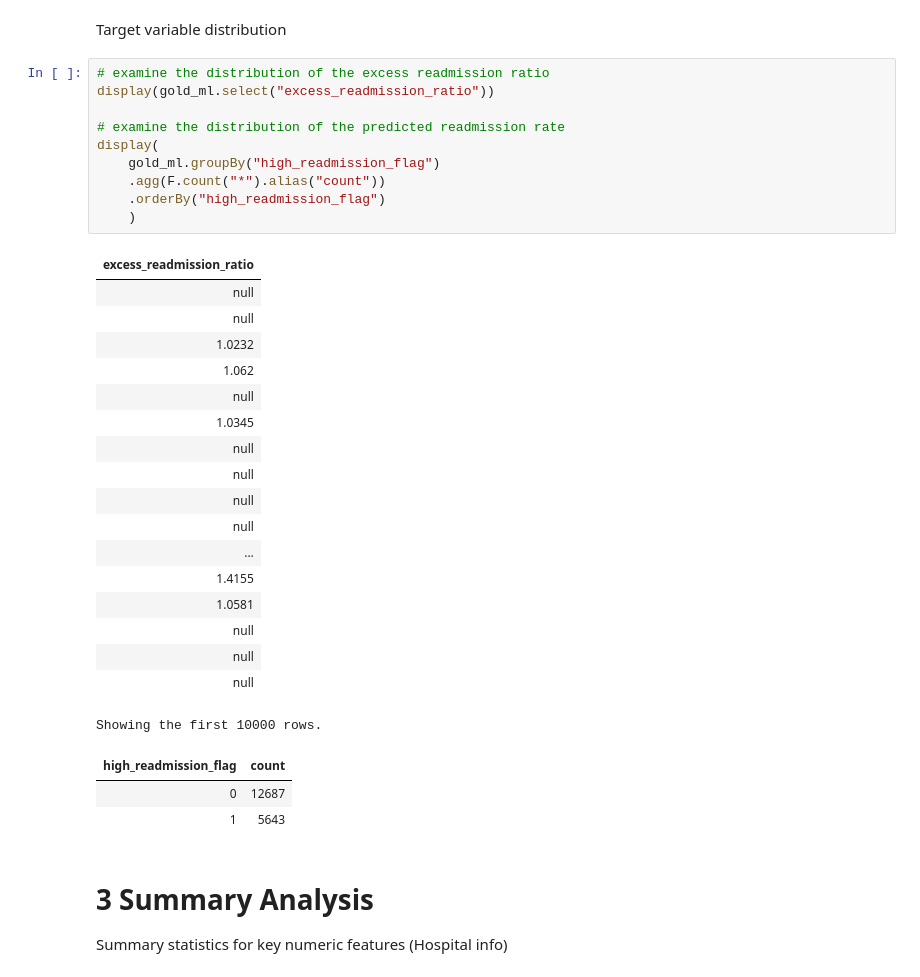
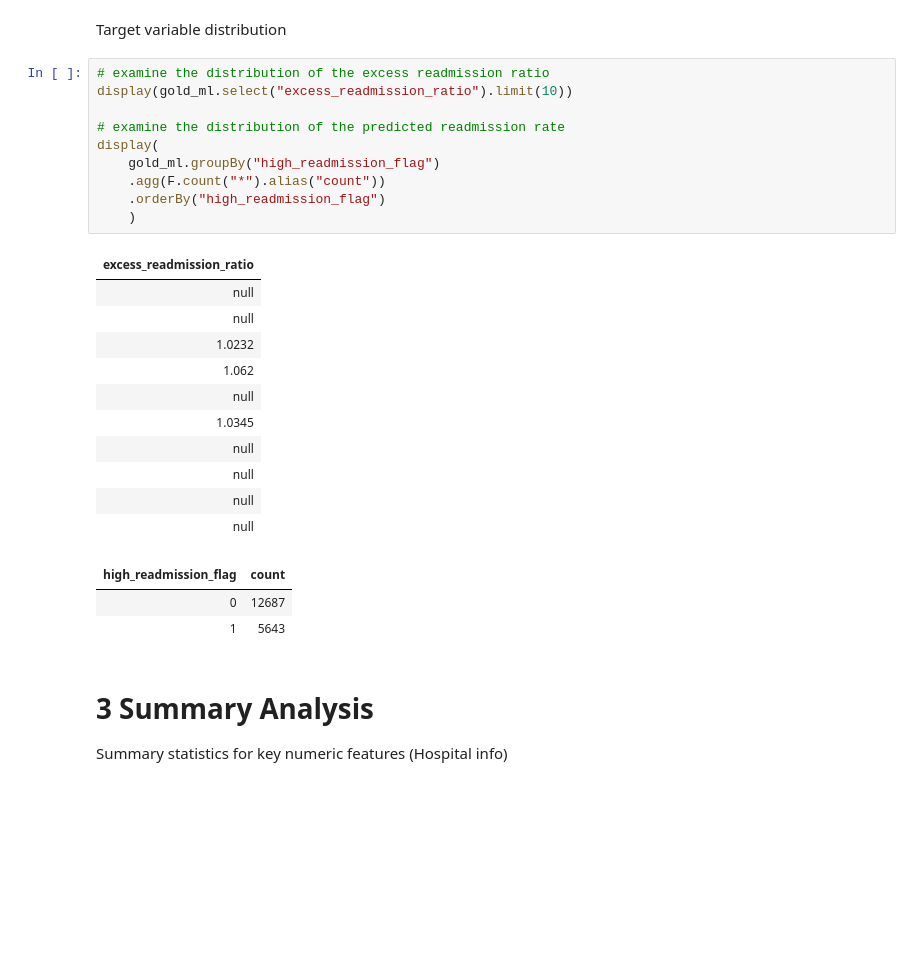
Before and after one commit to mcomertg/cms-hospital-lakehouse, a Jupyter notebook: notebooks/00_eda_demo.ipynb, the cells around one changed output. Saved outputs shown, nothing was run; the diff lists cells and outputs as text; blank space fills up the shorter version.

```diff
--- a/notebooks/00_eda_demo.ipynb
+++ b/notebooks/00_eda_demo.ipynb
@@ -124,33 +124,26 @@ display(missing_long_df)
 Target variable distribution
 # %%
 # examine the distribution of the excess readmission ratio
-display(gold_ml.select("excess_readmission_ratio"))
+display(gold_ml.select("excess_readmission_ratio").limit(10))
 
 # examine the distribution of the predicted readmission rate
 display(
     gold_ml.groupBy("high_readmission_flag")
     .agg(F.count("*").alias("count"))
     .orderBy("high_readmission_flag")
     )
 # %% [output]
 | excess_readmission_ratio |
 | null |
 | null |
 | 1.0232 |
 | 1.062 |
 | null |
 | 1.0345 |
 | null |
 | null |
 | null |
 | null |
-| ... |
-| 1.4155 |
-| 1.0581 |
-| null |
-| null |
-| null |
-Showing the first 10000 rows.
 | high_readmission_flag | count |
 | 0 | 12687 |
 | 1 | 5643 |
```
Also changed, not shown: parts of 10 cells of this notebook.
